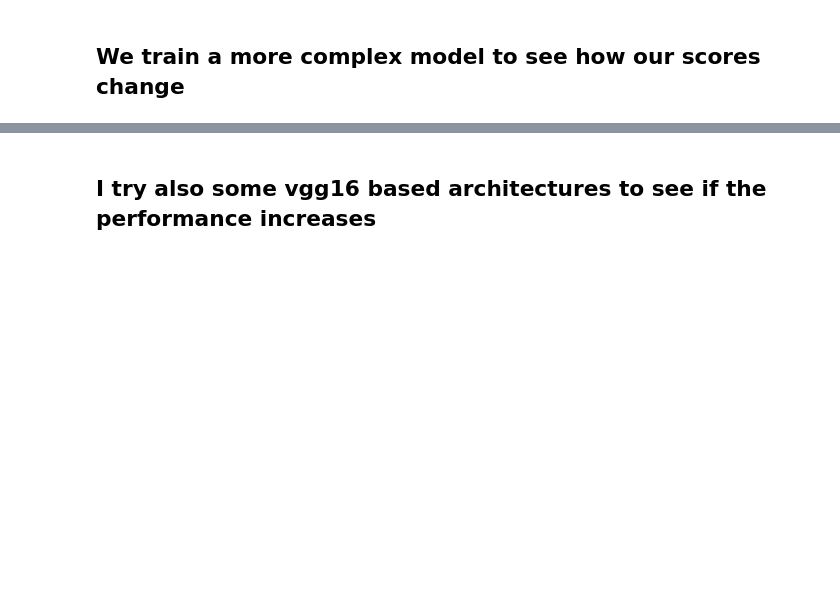
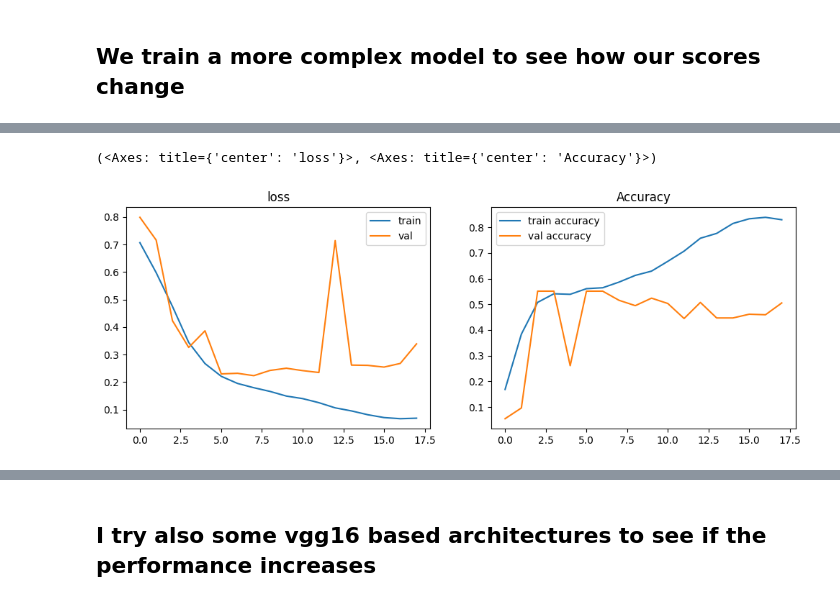
Before and after one commit to sachamagier/chest-predictor, a Jupyter notebook: notebooks/data-cleaning.ipynb, the cells around one changed output, grey strips where cells are left out. Saved outputs shown, nothing was run; the diff lists cells and outputs as text; code cells hidden in the pictures; blank space fills up the shorter version.

```diff
--- a/notebooks/data-cleaning.ipynb
+++ b/notebooks/data-cleaning.ipynb
@@ -459,32 +478,32 @@ model.add(Rescaling(1./255, input_shape=(IMG_HEIGHT,IMG_WIDTH,1)))
 model.add(Conv2D(16, kernel_size=3, activation='relu'))
 model.add(BatchNormalization())
 model.add(MaxPooling2D(2))
-model.add(Dropout(0.3))
+#model.add(Dropout(0.3))
 
 model.add(Conv2D(32, kernel_size=3, activation='relu'))
 model.add(BatchNormalization())
 model.add(MaxPooling2D(2))
-model.add(Dropout(0.3))
+#model.add(Dropout(0.3))
 
 model.add(Conv2D(64, kernel_size=3, activation='relu'))
 model.add(BatchNormalization())
 model.add(MaxPooling2D(2))
-model.add(Dropout(0.4))
+#model.add(Dropout(0.4))
 
 model.add(Conv2D(128, kernel_size=3, activation='relu'))
 model.add(BatchNormalization())
 model.add(MaxPooling2D(2))
-model.add(Dropout(0.5))
+#model.add(Dropout(0.5))
 
 model.add(Flatten())
 
 model.add(Dense(128, activation='relu'))
 model.add(BatchNormalization())
-model.add(Dropout(0.3))
+#model.add(Dropout(0.3))
 
 model.add(Dense(25, activation='relu'))
 model.add(BatchNormalization())
-model.add(Dropout(0.3))
+#model.add(Dropout(0.3))
 
 model.add(Dense(NUM_CLASSES, activation='sigmoid'))
 
@@ -545,3 +564,8 @@ Epoch 30/30
+# %%
+plot_history(history)
+# %% [output]
+(<Axes: title={'center': 'loss'}>, <Axes: title={'center': 'Accuracy'}>)
+[figure, added]
 # %%
 y_pred = model.predict(X_test)
 # %% [output]
```
Also changed, not shown: parts of 30 cells of this notebook.
